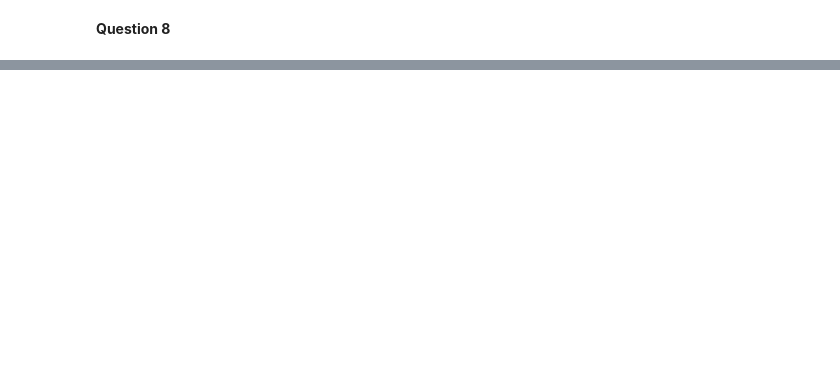
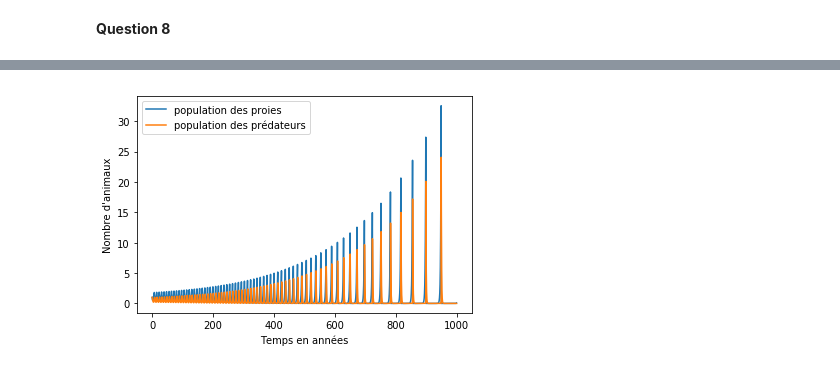
Before and after one commit to laureb01/Lotka-Volterra, a Jupyter notebook: Rendu.ipynb, the cells around one changed output, grey strips where cells are left out. Cells and saved outputs as stored; diff of their text form; code cells hidden in the pictures; blank space fills up the shorter version.

```diff
--- a/Rendu.ipynb
+++ b/Rendu.ipynb
@@ -334,0 +340,9 @@ solve_euler_implicit(f2, np.array([1,2]), 1, 0, 5)
+# %%
+plt.plot(t, x1, label='population des proies')
+plt.plot(t, x2, label='population des prédateurs')
+plt.xlabel('Temps en années')
+plt.ylabel("Nombre d'animaux")
+plt.legend()
+plt.show()
+# %% [output]
+[figure, added]
```
Also changed, not shown: parts of 6 cells of this notebook.
